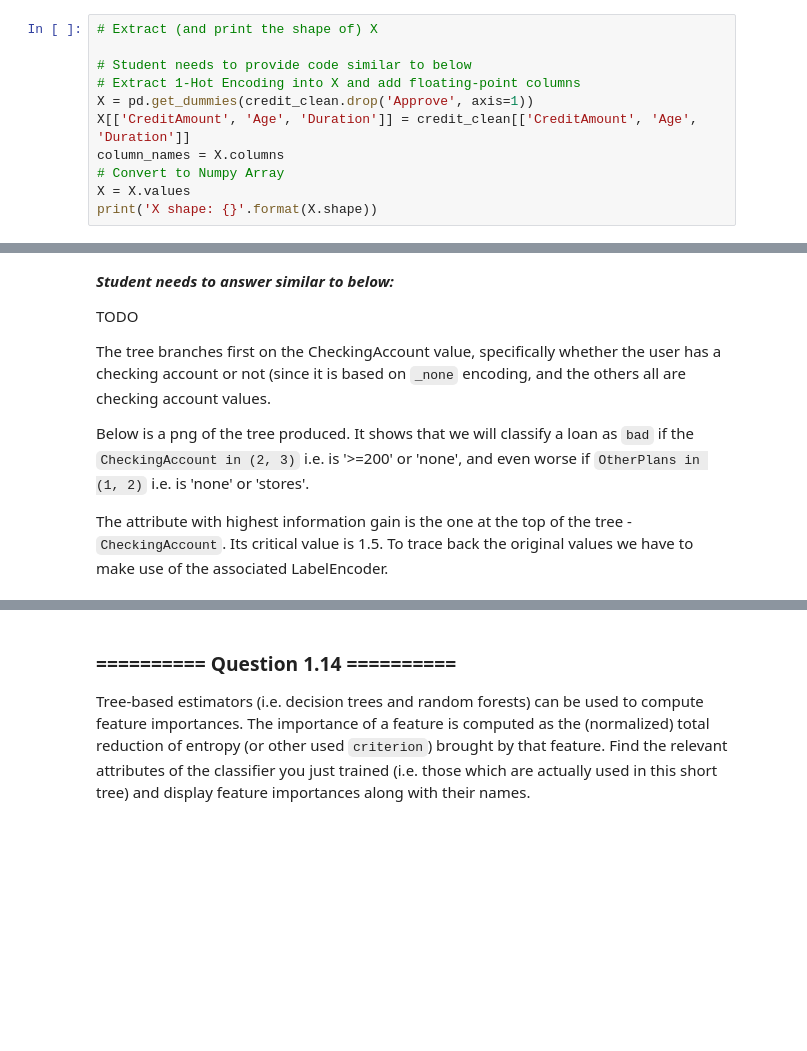
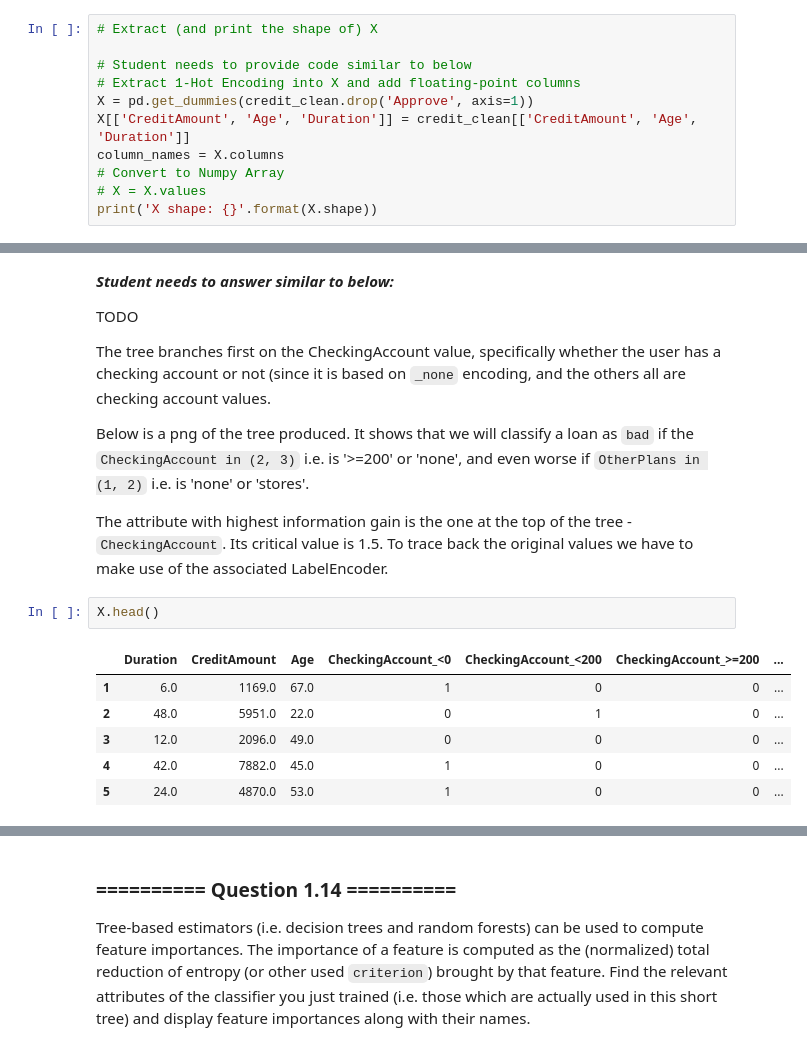
Before and after one commit to SiyuYang-1919/IAML-Lab-Exercises, a Jupyter notebook: 02 - Decision Trees and Linear Regression (Solutions)(3).ipynb, the cells around one changed output, grey strips where cells are left out. Drawn from its saved outputs; the diff is of its cells as text; blank space fills up the shorter version.

```diff
--- a/02 - Decision Trees and Linear Regression (Solutions)(3).ipynb
+++ b/02 - Decision Trees and Linear Regression (Solutions)(3).ipynb
@@ -224,7 +228,7 @@ X = pd.get_dummies(credit_clean.drop('Approve', axis=1))
 X[['CreditAmount', 'Age', 'Duration']] = credit_clean[['CreditAmount', 'Age', 'Duration']]
 column_names = X.columns
 # Convert to Numpy Array
-X = X.values
+# X = X.values
 print('X shape: {}'.format(X.shape))
 # %% [output]
 X shape: (1000, 71)
@@ -304,3 +332,12 @@ The tree branches first on the CheckingAccount value, specifically whether the u
 Below is a png of the tree produced. It shows that we will classify a loan as `bad` if the `CheckingAccount in (2, 3)` i.e. is '>=200' or 'none', and even worse if `OtherPlans in (1, 2)` i.e. is 'none' or 'stores'.
 
 The attribute with highest information gain is the one at the top of the tree - `CheckingAccount`. Its critical value is 1.5. To trace back the original values we have to make use of the associated LabelEncoder.
+# %%
+X.head()
+# %% [output]
+|  | Duration | CreditAmount | Age | CheckingAccount_<0 | CheckingAccount_<200 | CheckingAccount_>=200 | ... |
+| 1 | 6.0 | 1169.0 | 67.0 | 1 | 0 | 0 | ... |
+| 2 | 48.0 | 5951.0 | 22.0 | 0 | 1 | 0 | ... |
+| 3 | 12.0 | 2096.0 | 49.0 | 0 | 0 | 0 | ... |
+| 4 | 42.0 | 7882.0 | 45.0 | 1 | 0 | 0 | ... |
+| 5 | 24.0 | 4870.0 | 53.0 | 1 | 0 | 0 | ... |
```
Also changed, not shown: parts of 8 cells of this notebook, 2 other files.
